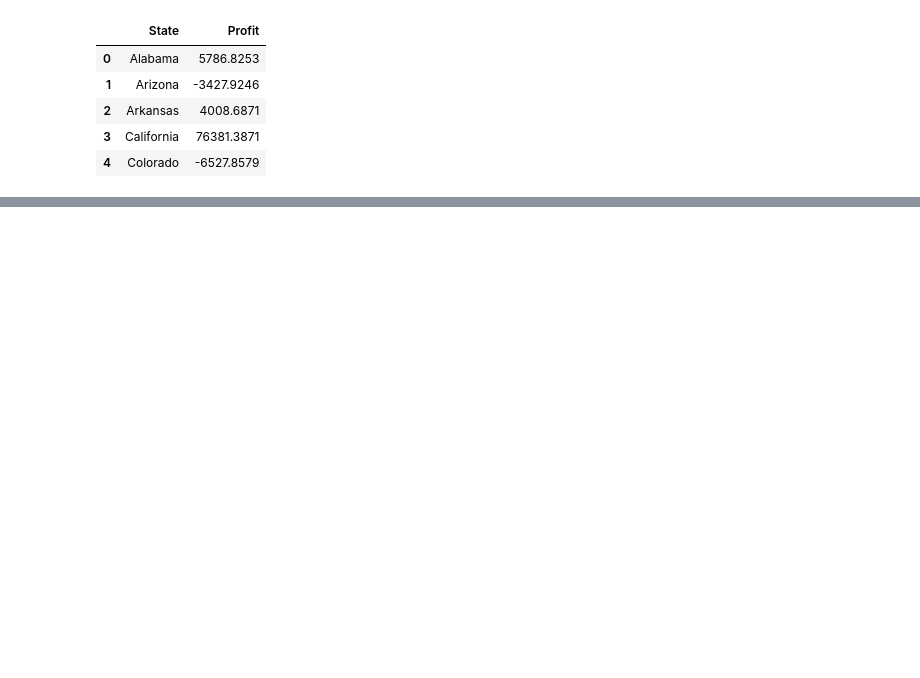
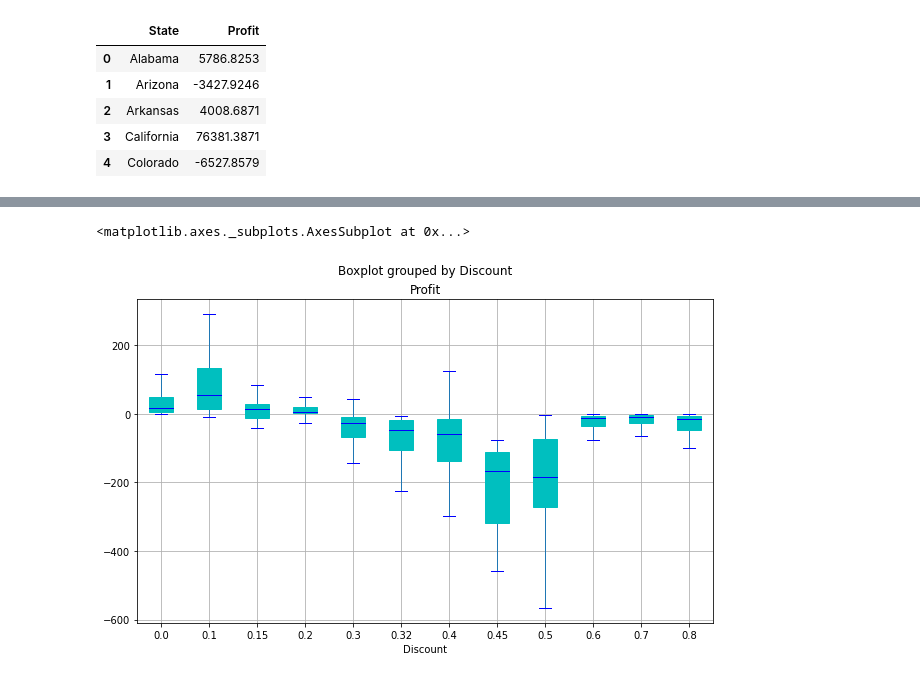
Before and after one commit to nidhivanjare/Exploratory_Data_Analysis, a Jupyter notebook: Data Science - Task3 - Exploratory Data Analysis - Retail/Exploratory_Data_Analysis_Retail_Store.ipynb, the cells around one changed output, grey strips where cells are left out. Saved outputs shown, nothing was run; the diff lists cells and outputs as text; code cells hidden in the pictures; blank space fills up the shorter version.

```diff
--- a/Data Science - Task3 - Exploratory Data Analysis - Retail/Exploratory_Data_Analysis_Retail_Store.ipynb
+++ b/Data Science - Task3 - Exploratory Data Analysis - Retail/Exploratory_Data_Analysis_Retail_Store.ipynb
@@ -153,0 +152,6 @@ prof_database.head()
+# %%
+prop = dict(boxes="c" , medians="Blue" , caps="blue")
+database.boxplot(by='Discount' , column='Profit' , showfliers=False , figsize=(10,6) , patch_artist=True , color=prop)
+# %% [output]
+<matplotlib.axes._subplots.AxesSubplot at 0x...>
+[figure, added]
```
Also changed, not shown: parts of 15 cells of this notebook.
